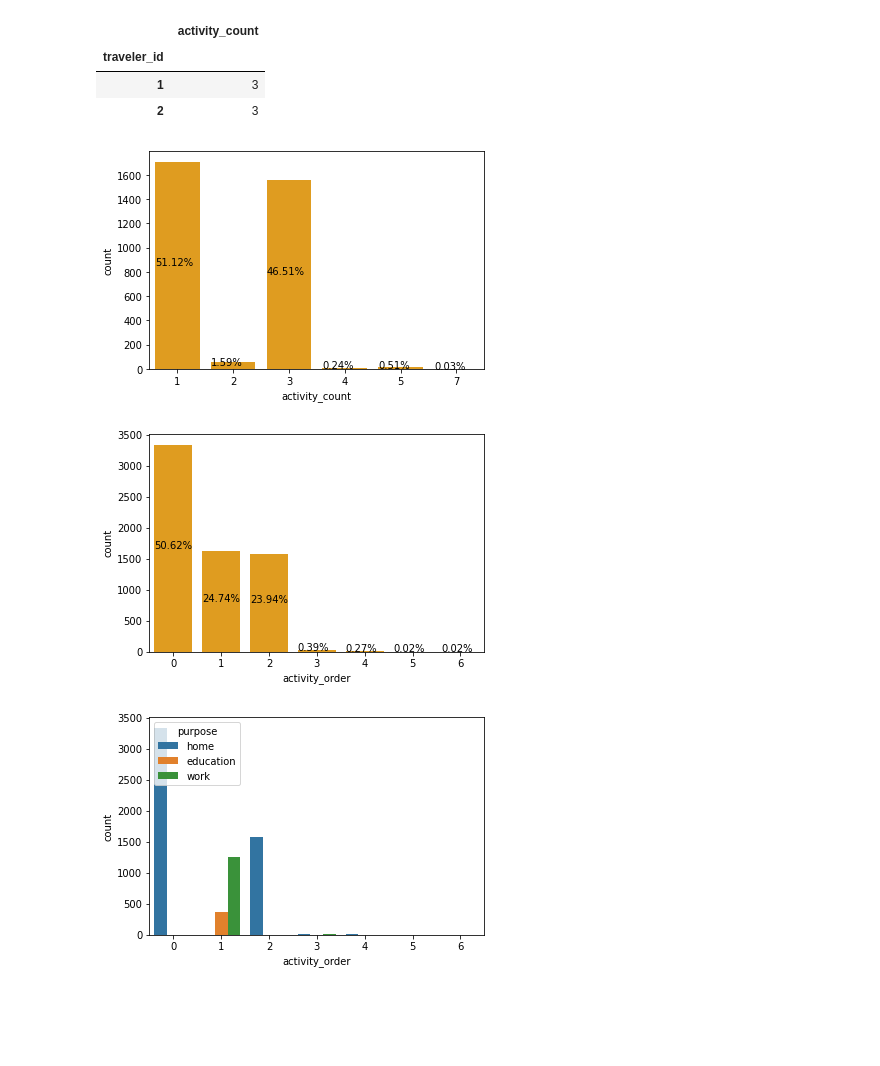
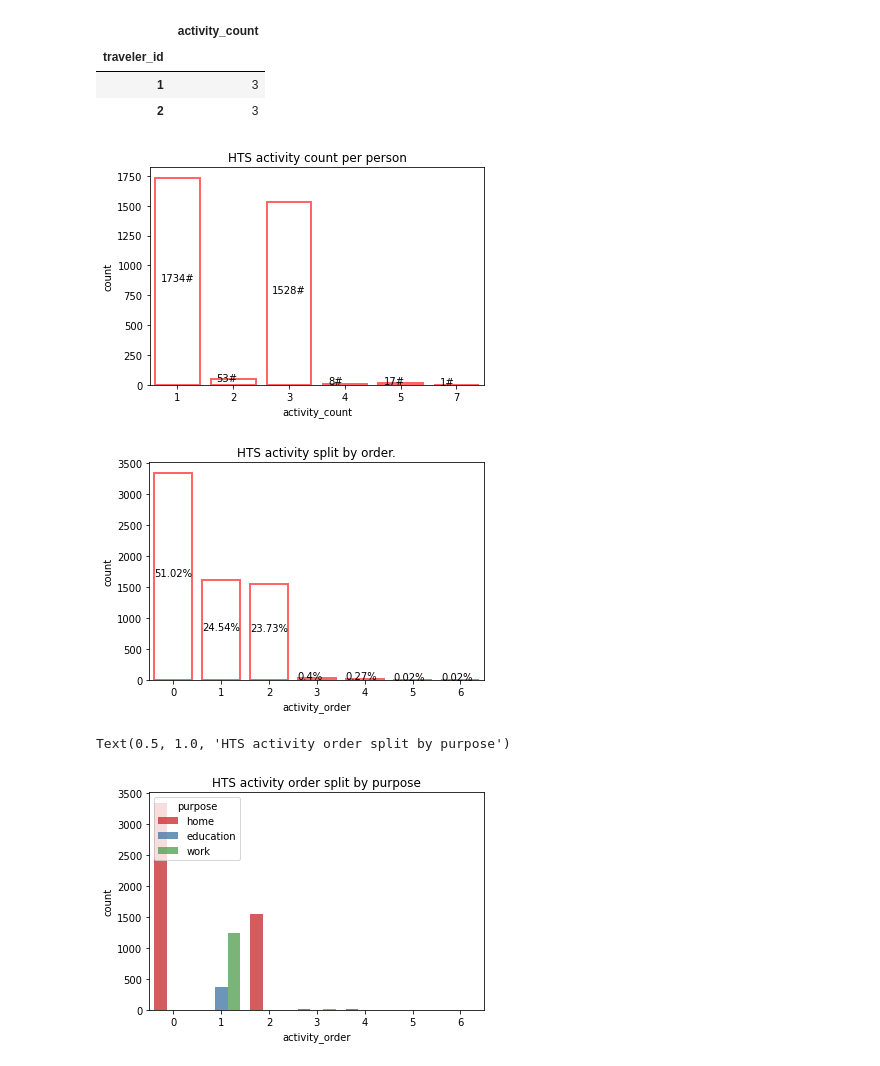
Before and after one commit to MetacitySuite/Metacity-SynthPop, a Jupyter notebook: synthesis/stats/activity_chains_hts.ipynb, the cells around one changed output. Drawn from its saved outputs; the diff is of its cells as text; code cells hidden in the pictures; blank space fills up the shorter version.

```diff
--- a/synthesis/stats/activity_chains_hts.ipynb
+++ b/synthesis/stats/activity_chains_hts.ipynb
@@ -24,8 +24,8 @@ import pandas as pd
 import seaborn as sns
 import matplotlib.pyplot as plt
 # %%
-#output_path = 'C:\\Users\\Anna\\Metacity\\Metacity-SynthPop\\output\\'
-output_path = "/home/metamat/anicka/Metacity-SynthPop/output/"
+output_path = 'C:\\Users\\Anna\\Metacity\\Metacity-SynthPop\\output\\'
+#output_path = "/home/metamat/anicka/Metacity-SynthPop/output/"
 # %% [markdown]
 # HTS activity chains
 # %%
@@ -67,26 +67,41 @@ display(df_count.head(2))
 | 1 | 3 |
 | 2 | 3 |
 # %%
-g = sns.countplot(x="activity_count", color="orange",data=df_count)
+g = sns.countplot(x="activity_count",
+                   facecolor=(0, 0, 0, 0),
+                   linewidth=2,
+                   edgecolor=(1.,0,0,0.6),
+                   data=df_count)
+g.set_title("HTS activity count per person")
 for p in g.patches:
     txt = str((p.get_height()/df_count.shape[0]*100).round(2)) + '%'
-    #txt = str((p.get_height()).round(0)) + '#'
-    txt_x = p.get_x()
+    txt = str((p.get_height()).round(0)) + '#'
+    txt_x = p.get_x()+0.1
     txt_y = p.get_height()/2
     g.text(txt_x,txt_y,txt)
+plt.savefig(output_path+'hts_activity_count.png')
 # %% [output]
-[figure, old version]
+[figure, new version]
 # %%
-g = sns.countplot(x="activity_order", color="orange",data=hts_activities)
+g = sns.countplot(x="activity_order", facecolor=(0, 0, 0, 0),
+                   linewidth=2,
+                   edgecolor=(1.,0,0,0.6),
+                   data=hts_activities)
+g.set_title("HTS activity split by order.")
 for p in g.patches:
     txt = str((p.get_height()/hts_activities.shape[0]*100).round(2)) + '%'
     txt_x = p.get_x()
     txt_y = p.get_height()/2
     g.text(txt_x,txt_y,txt)
+
+plt.savefig(output_path+'hts_activity_split_order.png')
 # %% [output]
-[figure, old version]
+[figure, new version]
 # %%
-g = sns.countplot(x="activity_order", hue="purpose",data=hts_activities)
+g = sns.countplot(x="activity_order", hue="purpose", palette="Set1", alpha=0.8,
+                   data=hts_activities)
+g.set_title("HTS activity order split by purpose")
 # %% [output]
+Text(0.5, 1.0, 'HTS activity order split by purpose')
-[figure, old version]
+[figure, new version]
 # %%
```
Also changed, not shown: parts of 7 cells of this notebook, 4 other files.
